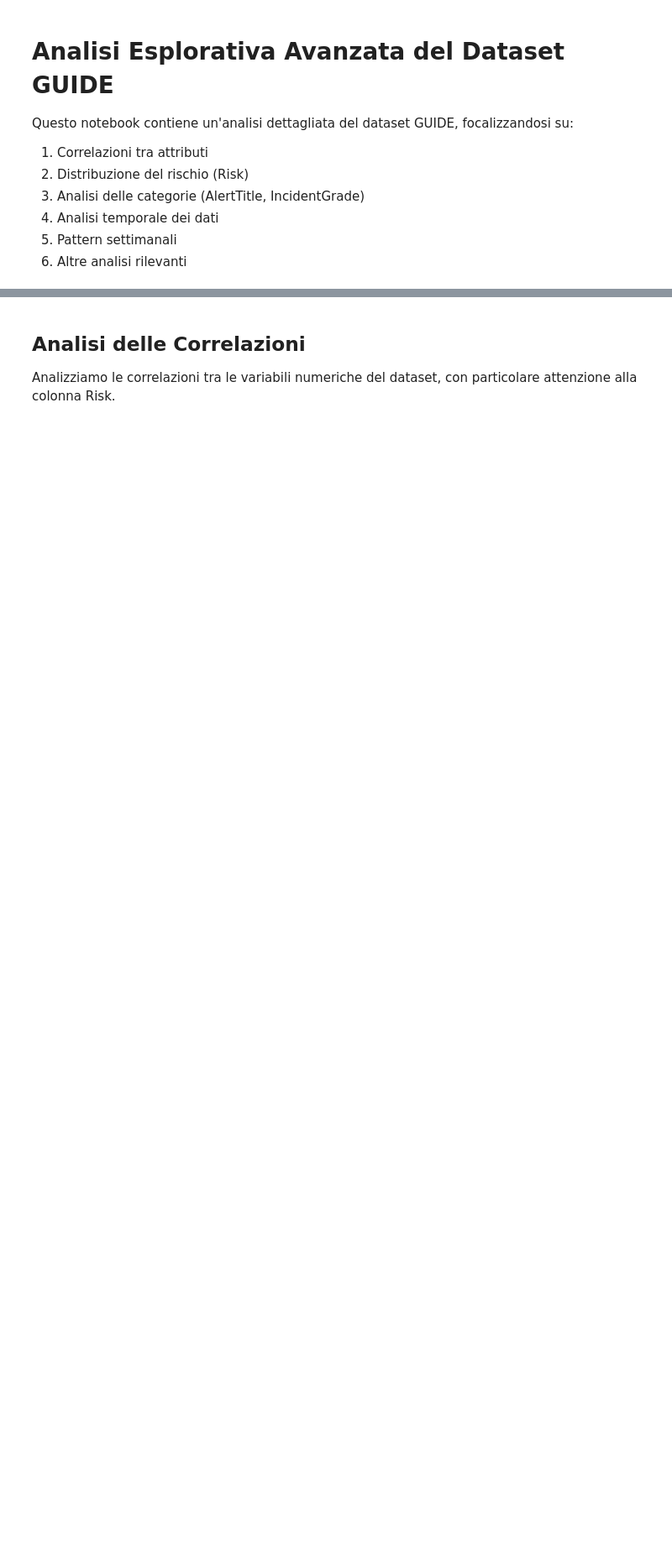
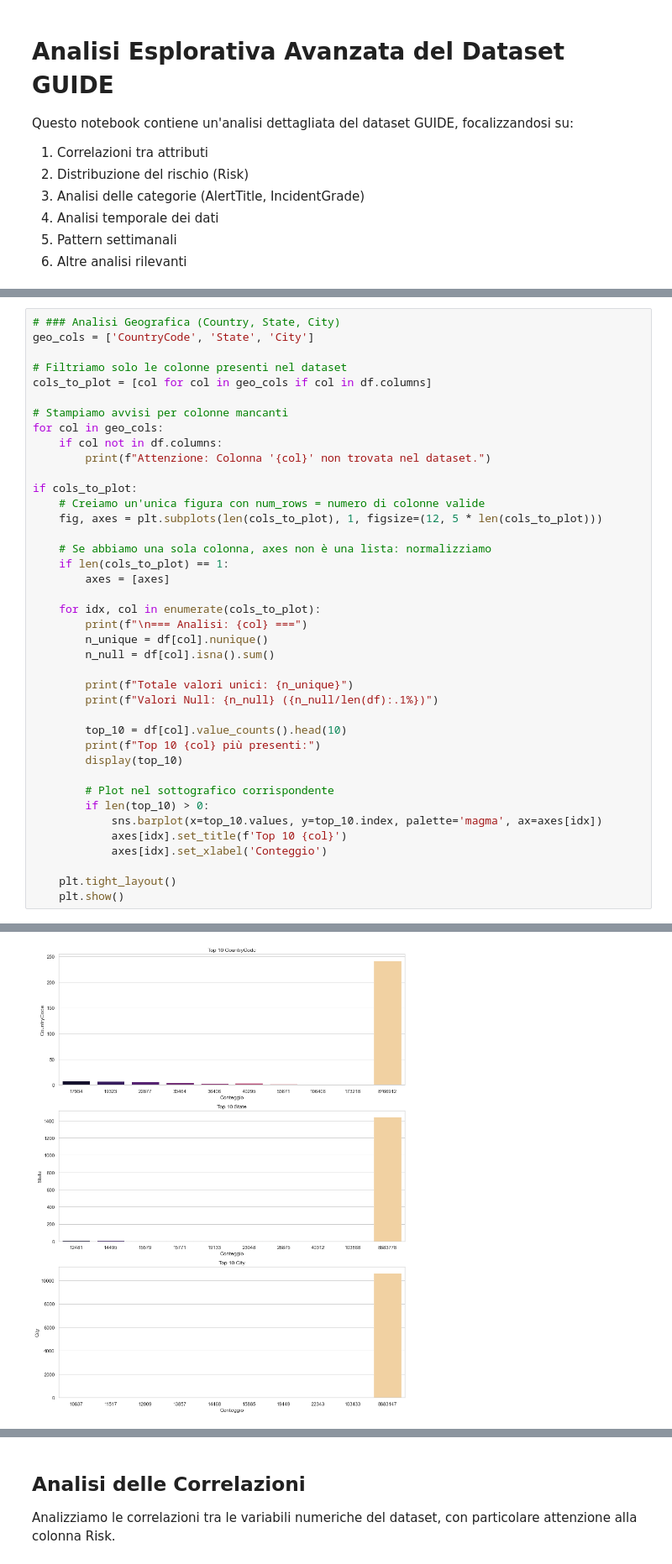
Before and after one commit to DataScience-Golddiggers/Dora-the-Data-Explorer, a Jupyter notebook: notebook/1-Advanced_EDA.ipynb, the cells around one changed output, grey strips where cells are left out. Shown at 84% size. Saved outputs shown, nothing was run; the diff lists cells and outputs as text; blank space fills up the shorter version.

```diff
--- a/notebook/1-Advanced_EDA.ipynb
+++ b/notebook/1-Advanced_EDA.ipynb
@@ -52,0 +319,41 @@ Prime righe del dataset:
+# %%
+# ### Analisi Geografica (Country, State, City)
+geo_cols = ['CountryCode', 'State', 'City']
+
+# Filtriamo solo le colonne presenti nel dataset
+cols_to_plot = [col for col in geo_cols if col in df.columns]
+
+# Stampiamo avvisi per colonne mancanti
+for col in geo_cols:
+    if col not in df.columns:
+        print(f"Attenzione: Colonna '{col}' non trovata nel dataset.")
+
+if cols_to_plot:
+    # Creiamo un'unica figura con num_rows = numero di colonne valide
+    fig, axes = plt.subplots(len(cols_to_plot), 1, figsize=(12, 5 * len(cols_to_plot)))
+
+    # Se abbiamo una sola colonna, axes non è una lista: normalizziamo
+    if len(cols_to_plot) == 1:
+        axes = [axes]
+
+    for idx, col in enumerate(cols_to_plot):
+        print(f"\n=== Analisi: {col} ===")
+        n_unique = df[col].nunique()
+        n_null = df[col].isna().sum()
+
+        print(f"Totale valori unici: {n_unique}")
+        print(f"Valori Null: {n_null} ({n_null/len(df):.1%})")
+
+        top_10 = df[col].value_counts().head(10)
+        print(f"Top 10 {col} più presenti:")
+        display(top_10)
+
+        # Plot nel sottografico corrispondente
+        if len(top_10) > 0:
+            sns.barplot(x=top_10.values, y=top_10.index, palette='magma', ax=axes[idx])
+            axes[idx].set_title(f'Top 10 {col}')
+            axes[idx].set_xlabel('Conteggio')
+
+    plt.tight_layout()
+    plt.show()
+# %% [output]
@@ -52,0 +408 @@ Prime righe del dataset:
+[figure, added]
```
Also changed, not shown: parts of 19 cells of this notebook, 4 other files.
